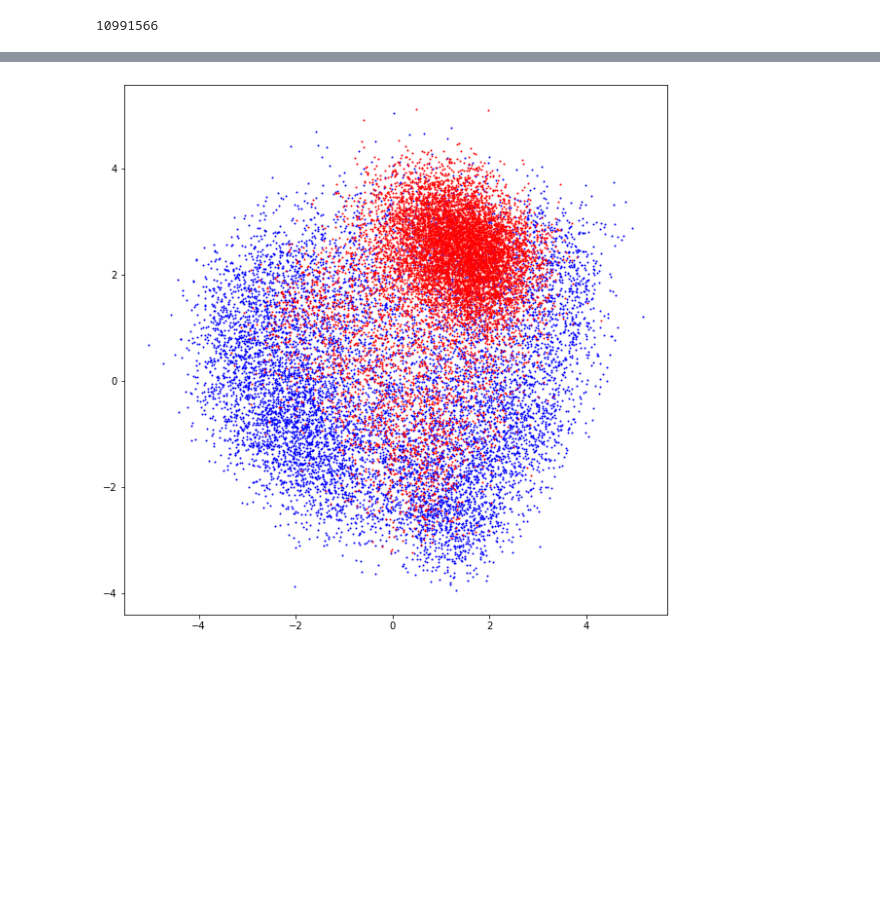
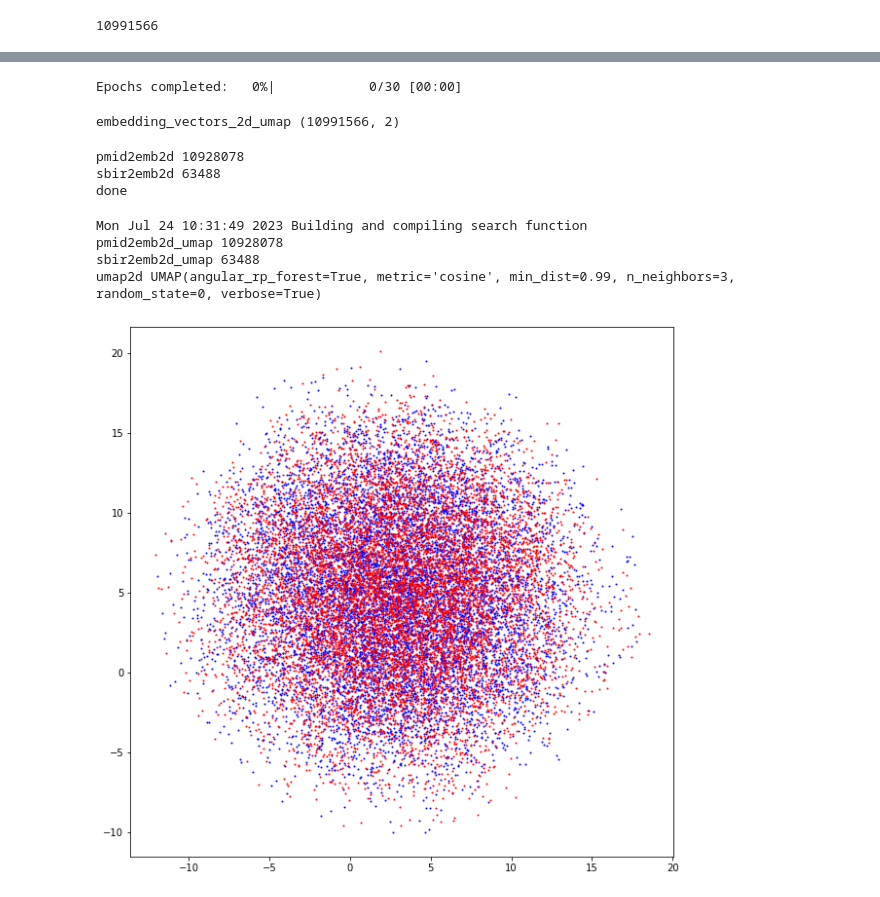
Before and after one commit to HAAIL/science-impacts-industry, a Jupyter notebook: preprocessing/PCA.ipynb, the cells around one changed output, grey strips where cells are left out. Saved outputs shown, nothing was run; the diff lists cells and outputs as text; code cells hidden in the pictures; blank space fills up the shorter version.

```diff
--- a/preprocessing/PCA.ipynb
+++ b/preprocessing/PCA.ipynb
@@ -132,11 +339,63 @@ done
+# %%
+embedding_vectors_2d_umap = umap2d.transform(embedding_vectors)
+#save embedding_vectors_2d_umap
+with open(PICKLES_ADDRESS + 'embedding_vectors_2d_umap.pkl', 'wb') as f:
+    pickle.dump(embedding_vectors_2d_umap, f)
+print('embedding_vectors_2d_umap', embedding_vectors_2d_umap.shape)
+# %% [output]
+Epochs completed:   0%|            0/30 [00:00]
+embedding_vectors_2d_umap (10991566, 2)
+# %%
+pmid2emb2d = {}
+for i, pmid in tqdm(enumerate(pubmed_embeddings_dict.keys())):
+    pmid2emb2d[pmid] = embedding_vectors_2d_umap[i]
+
+sbir2emb2d = {}
+c = len(list(pubmed_embeddings_dict.keys()))
+for i, sbir in tqdm(enumerate(sbir_embeddings_dict.keys())):
+    sbir2emb2d[sbir] = embedding_vectors_2d_umap[c + i]
+
+#save pmid2emb2d and sbir2emb2d
+with open(PICKLES_ADDRESS + 'pmid2emb2d_umap.pkl', 'wb') as f:
+    pickle.dump(pmid2emb2d, f)
+
+with open(PICKLES_ADDRESS + 'sbid2emb2d_umap.pkl', 'wb') as f:
+    pickle.dump(sbir2emb2d, f)
+
+print('pmid2emb2d', len(pmid2emb2d))
+print('sbir2emb2d', len(sbir2emb2d))
+print('done')
+# %% [output]
+pmid2emb2d 10928078
+sbir2emb2d 63488
+done
+# %%
+#load pmid2emb2d_umap and sbir2emb2d_umap and umap2d
+with open(PICKLES_ADDRESS + 'pmid2emb2d_umap.pkl', 'rb') as f:
+    pmid2emb2d_umap = pickle.load(f)
+
+with open(PICKLES_ADDRESS + 'sbid2emb2d_umap.pkl', 'rb') as f:
+    sbir2emb2d_umap = pickle.load(f)
+
+with open(PICKLES_ADDRESS + 'umap2d.pkl', 'rb') as f:
+    umap2d = pickle.load(f)
+
+print('pmid2emb2d_umap', len(pmid2emb2d_umap))
+print('sbir2emb2d_umap', len(sbir2emb2d_umap))
+print('umap2d', umap2d)
+# %% [output]
+Mon Jul 24 10:31:49 2023 Building and compiling search function
+pmid2emb2d_umap 10928078
+sbir2emb2d_umap 63488
+umap2d UMAP(angular_rp_forest=True, metric='cosine', min_dist=0.99, n_neighbors=3, random_state=0, verbose=True)
 # %%
 #show 10000 random pubmed embeddings and sbir embeddings. distinguish them with color
-pmid2emb2d_sample = random.sample(list(pmid2emb2d.values()), 10000)
-sbir2emb2d_sample = random.sample(list(sbir2emb2d.values()), 10000)
+pmid2emb2d_umap_sample = random.sample(list(pmid2emb2d_umap.values()), 10000)
+sbir2emb2d_umap_sample = random.sample(list(sbir2emb2d_umap.values()), 10000)
 
 plt.figure(figsize=(10, 10))
-plt.scatter([x[0] for x in pmid2emb2d_sample], [x[1] for x in pmid2emb2d_sample], s=1, c='b')
-plt.scatter([x[0] for x in sbir2emb2d_sample], [x[1] for x in sbir2emb2d_sample], s=1, c='r')
+plt.scatter([x[0] for x in pmid2emb2d_umap_sample], [x[1] for x in pmid2emb2d_umap_sample], s=1, c='b')
+plt.scatter([x[0] for x in sbir2emb2d_umap_sample], [x[1] for x in sbir2emb2d_umap_sample], s=1, c='r')
 plt.show()
 # %% [output]
-[figure, old version]
+[figure, new version]
```
Also changed, not shown: parts of 31 cells of this notebook, 6 other files.
